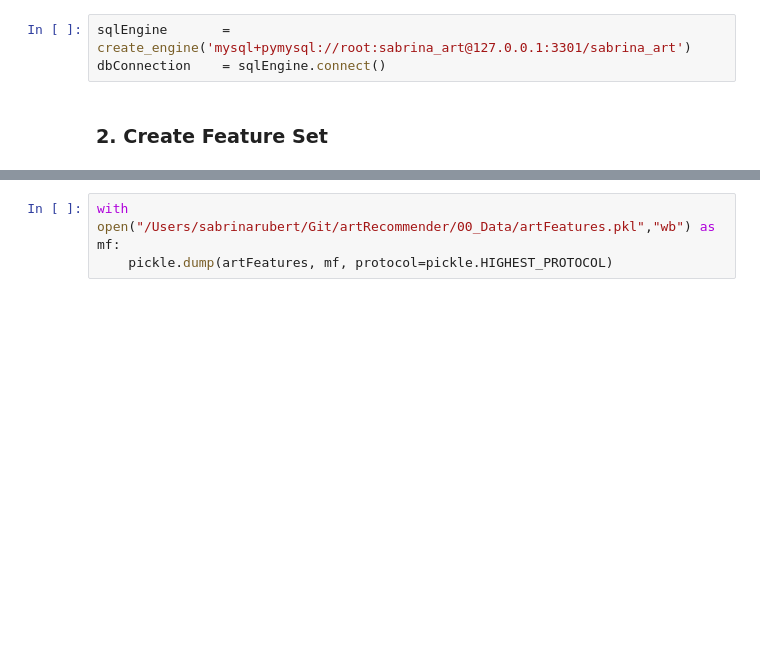
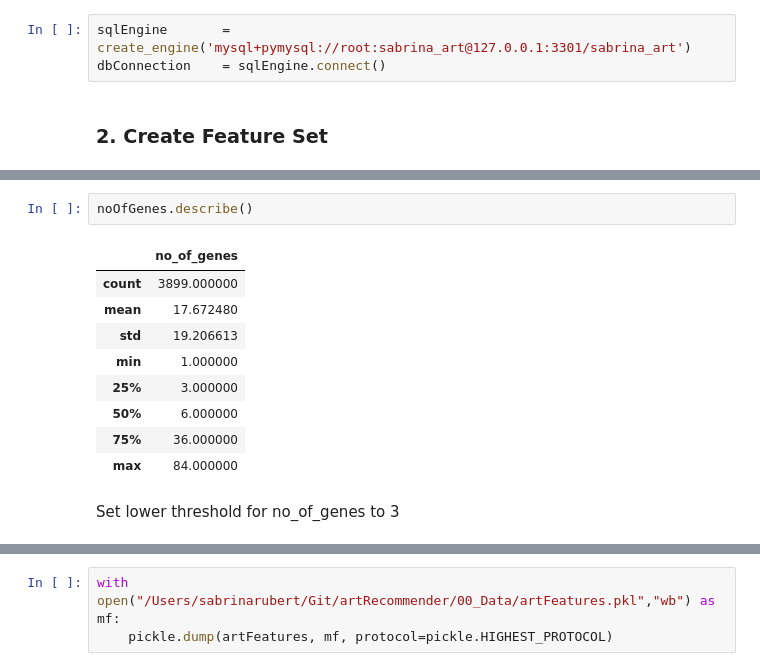
Before and after one commit to sabrinarubert/artRecommender, a Jupyter notebook: 01_Notebooks/art_recommender.ipynb, the cells around one changed output, grey strips where cells are left out. Cells and saved outputs as stored; diff of their text form; blank space fills up the shorter version.

```diff
--- a/01_Notebooks/art_recommender.ipynb
+++ b/01_Notebooks/art_recommender.ipynb
@@ -21 +66,15 @@ dbConnection    = sqlEngine.connect()
+# %%
+noOfGenes.describe()
+# %% [output]
+|  | no_of_genes |
+| count | 3899.000000 |
+| mean | 17.672480 |
+| std | 19.206613 |
+| min | 1.000000 |
+| 25% | 3.000000 |
+| 50% | 6.000000 |
+| 75% | 36.000000 |
+| max | 84.000000 |
+# %% [markdown]
+Set lower threshold for no_of_genes to 3
 # %%
```
Also changed, not shown: parts of 28 cells of this notebook, 2 other files.
